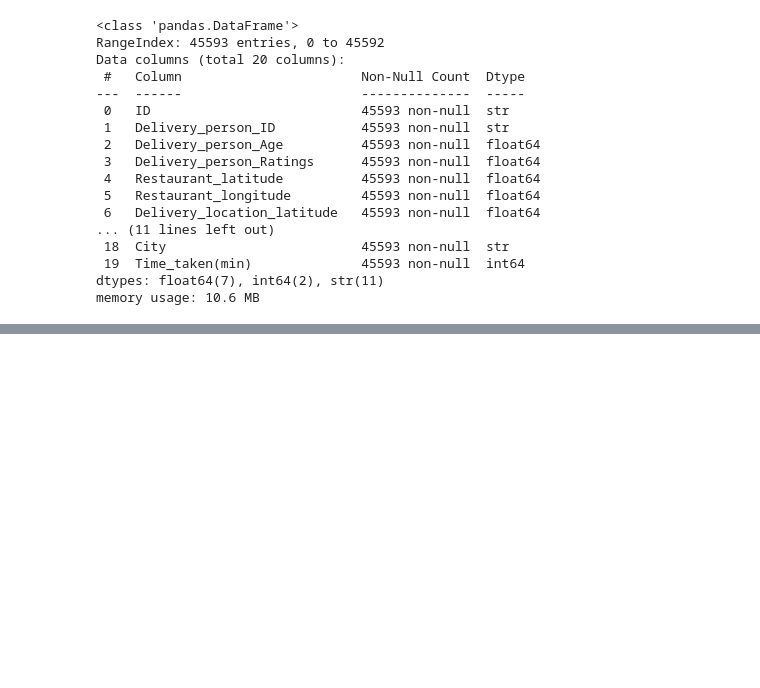
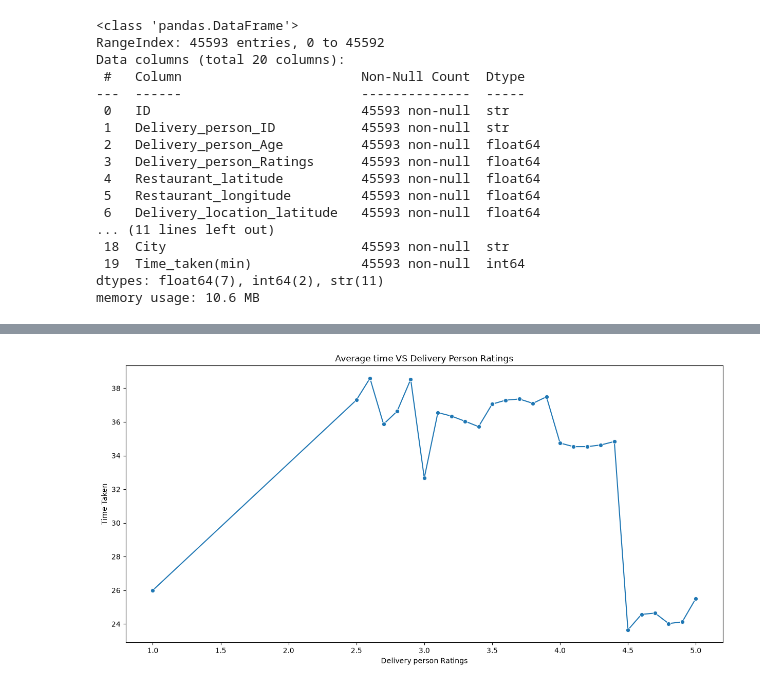
Before and after one commit to ShamsherCoder09/Food-Delivery-Time-Prediction, a Jupyter notebook: food-delivery.ipynb, the cells around one changed output, grey strips where cells are left out. Cells and saved outputs as stored; diff of their text form; code cells hidden in the pictures; blank space fills up the shorter version.

```diff
--- a/food-delivery.ipynb
+++ b/food-delivery.ipynb
@@ -383,0 +559,19 @@ memory usage: 10.6 MB
+# %%
+plt.figure(figsize=(15,7))
+
+sns.lineplot(
+    data = df,
+    x= 'Delivery_person_Ratings',
+    y= 'Time_taken(min)',
+    estimator='mean',
+    marker = 'o',
+    errorbar=None,
+
+)
+
+plt.title("Average time VS Delivery Person Ratings")
+plt.xlabel('Delivery person Ratings')
+plt.ylabel('Time Taken')
+plt.show()
+# %% [output]
+[figure, added]
```
Also changed, not shown: parts of 63 cells of this notebook, 1 other file.
